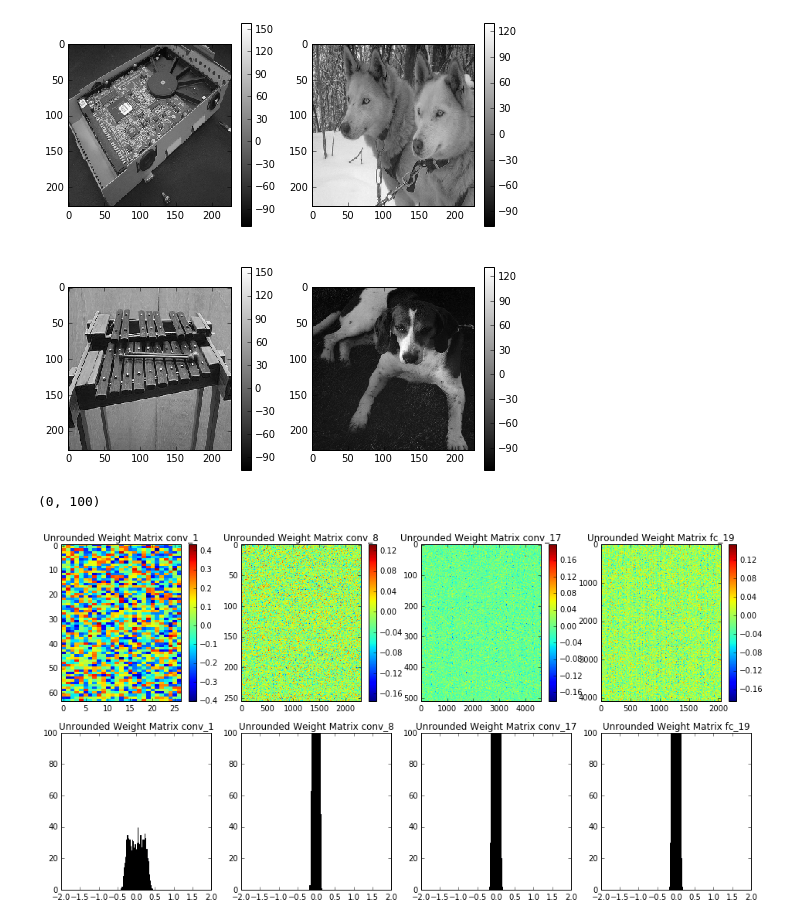
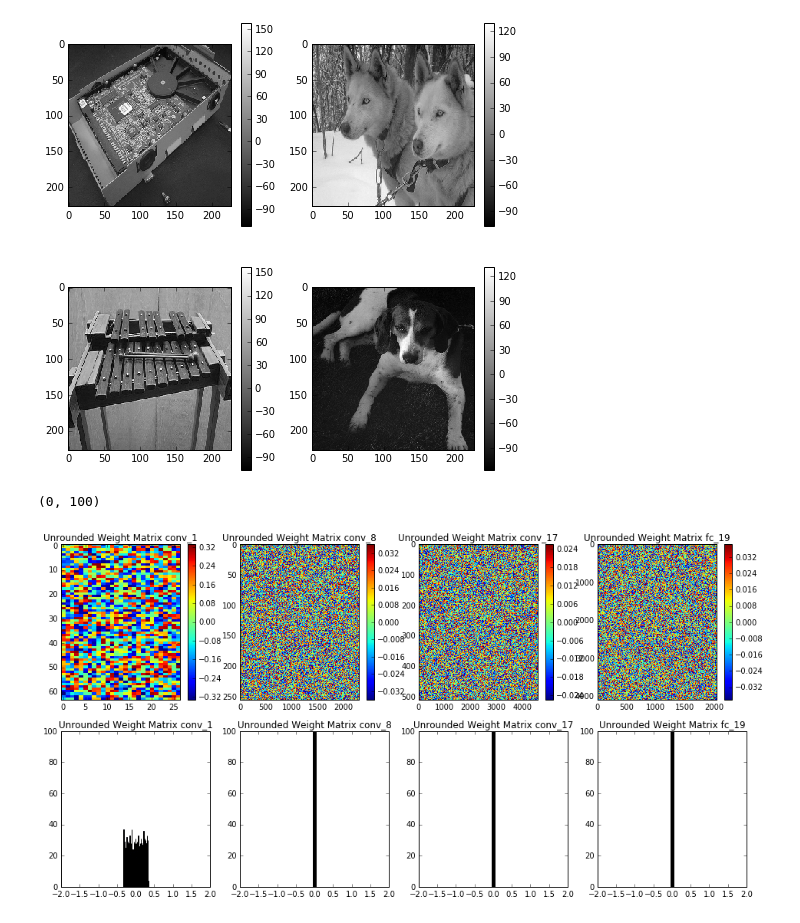
Before and after one commit to NeuromorphicProcessorProject/ADaPTION, a Jupyter notebook: examples/low_precision/imagenet/visualization/Visualization Caffe Model.ipynb, the cells around one changed output. Cells and saved outputs as stored; diff of their text form; code cells hidden in the pictures.

```diff
--- a/examples/low_precision/imagenet/visualization/Visualization Caffe Model.ipynb
+++ b/examples/low_precision/imagenet/visualization/Visualization Caffe Model.ipynb
@@ -1,15 +1,18 @@
 # %%
-import theano
+# import theano
 import caffe
 
 caffe.set_mode_gpu()
+caffe.set_device(0)
 caffe_root = '/home/moritz/Repositories/caffe_lp/'
 model_root = 'examples/low_precision/imagenet/models/'
 snapshot_root = '/media/moritz/Data/ILSVRC2015/Snapshots/'
 
-prototxt_file = caffe_root + model_root + 'VGG16_xavier_vis.prototxt'
-weights_file = snapshot_root + 'VGG16_xavier_1080_test1_iter_83700.caffemodel'
-
+# prototxt_file = caffe_root + model_root + 'VGG16_xavier_vis.prototxt'
+# prototxt_file = caffe_root + model_root + 'LP_VGG16_5_10_xavier.prototxt'
+prototxt_file = caffe_root + model_root + 'VGG16_deploy_lp_test.prototxt'
+# weights_file = snapshot_root + 'LP_VGG16_lr_00003_xavier_1080_test1_iter_1300000.caffemodel'
+weights_file = '/home/moritz/Downloads/VGG16_tmp/HP_VGG16.caffemodel'
 net = caffe.Net(prototxt_file, weights_file, caffe.TEST)
 print('Doing forward pass...')
 net.forward()
@@ -48,14 +47,14 @@ Input data shape: (28, 3, 227, 227)
 [figure]
 # %%
 import numpy as np
-binwidth = 0.01
+binwidth = 0.0001
 
-bd = 2
-ad = 2
-l_idx1 = 'conv_1'
-l_idx2 = 'conv_8'
-l_idx3 = 'conv_17'
-l_idx4 = 'fc_19'
+bd = 5
+ad = 10
+l_idx1 = 'conv_lp_1'
+l_idx2 = 'conv_lp_11'
+l_idx3 = 'conv_lp_25'
+l_idx4 = 'fc_lp_36'
 ymax = 100
 
 def make_2d(data):
@@ -66,47 +65,55 @@ plt.subplot(2,4,1)
 plt.title('Unrounded Weight Matrix {}'.format(l_idx1))
 plt.imshow(make_2d(net.params[l_idx1][0].data), interpolation='nearest', aspect='auto')
 plt.colorbar()
+plt.draw()
 
 plt.subplot(2,4,2)
 plt.title('Unrounded Weight Matrix {}'.format(l_idx2))
 plt.imshow(make_2d(net.params[l_idx2][0].data), interpolation='nearest', aspect='auto')
 plt.colorbar()
+plt.draw()
 
 plt.subplot(2,4,3)
 plt.title('Unrounded Weight Matrix {}'.format(l_idx3))
 plt.imshow(make_2d(net.params[l_idx3][0].data), interpolation='nearest', aspect='auto')
 plt.colorbar()
+plt.draw()
 
 plt.subplot(2,4,4)
 plt.title('Unrounded Weight Matrix {}'.format(l_idx4))
 plt.imshow(make_2d(net.params[l_idx4][0].data), interpolation='nearest', aspect='auto')
 plt.colorbar()
+plt.draw()
 
 plt.subplot(2,4,5)
 plt.title('Unrounded Weight Matrix {}'.format(l_idx1))
 show_data = net.params[l_idx1][0].data.flatten()
 plt.hist(show_data, bins=np.arange(-2, 2, binwidth))
 plt.ylim([0, ymax])
+plt.draw()
 
 plt.subplot(2,4,6)
 plt.title('Unrounded Weight Matrix {}'.format(l_idx2))
 show_data = net.params[l_idx2][0].data.flatten()
 plt.hist(show_data, bins=np.arange(-2, 2, binwidth))
 plt.ylim([0, ymax])
+plt.draw()
 
 plt.subplot(2,4,7)
 plt.title('Unrounded Weight Matrix {}'.format(l_idx3))
 show_data = net.params[l_idx4][0].data.flatten()
 plt.hist(show_data, bins=np.arange(-2, 2, binwidth))
 plt.ylim([0, ymax])
+plt.draw()
 
 plt.subplot(2,4,8)
 plt.title('Unrounded Weight Matrix {}'.format(l_idx4))
 show_data = net.params[l_idx4][0].data.flatten()
 plt.hist(show_data, bins=np.arange(-2, 2, binwidth))
 plt.ylim([0, ymax])
+plt.draw()
 # %% [output]
 (0, 100)
-[figure, old version]
+[figure, new version]
 # %%
 # Plotting the activations, when we are using low precision. We start with 16 bits
```
Also changed, not shown: parts of 2 cells of this notebook, 32 other files.
